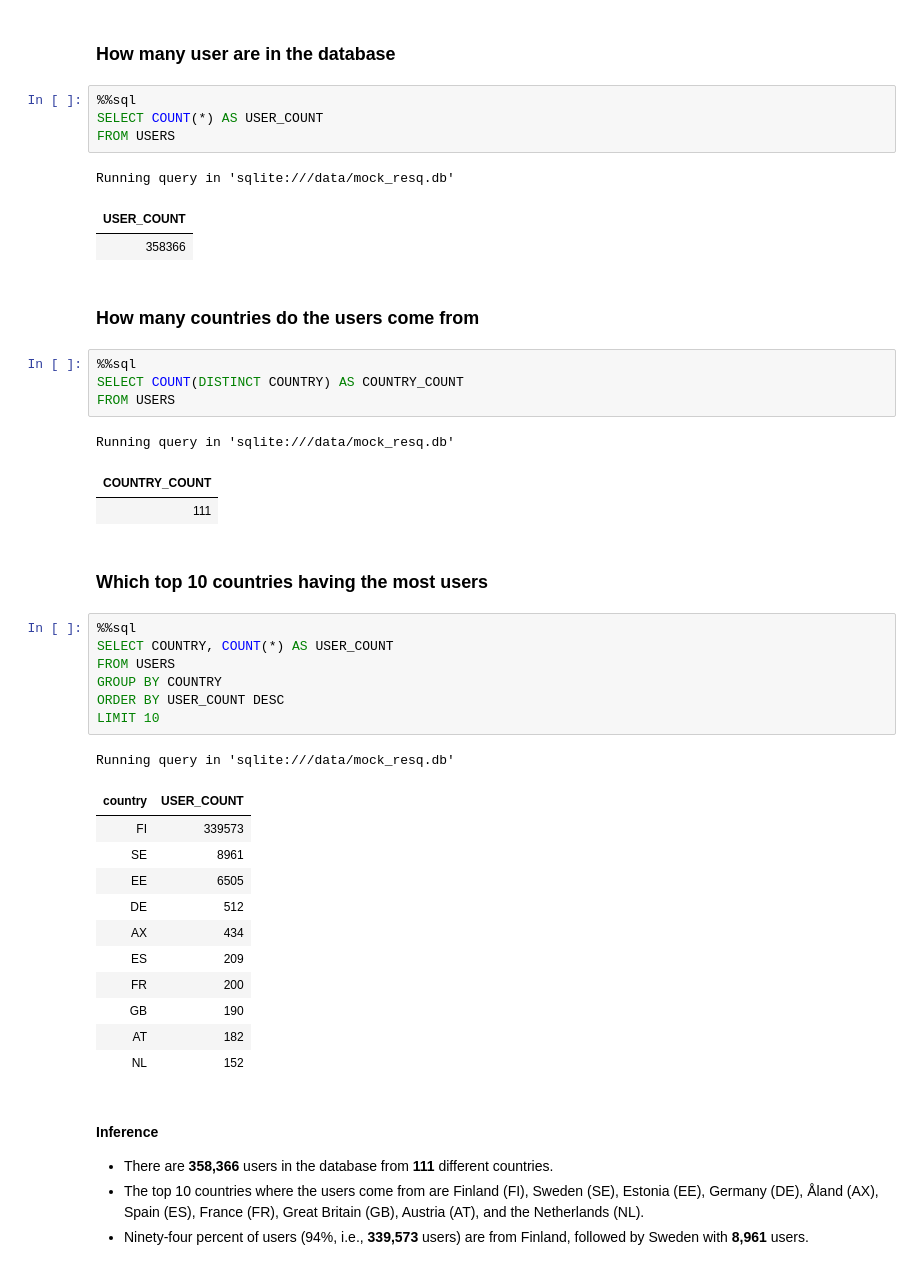
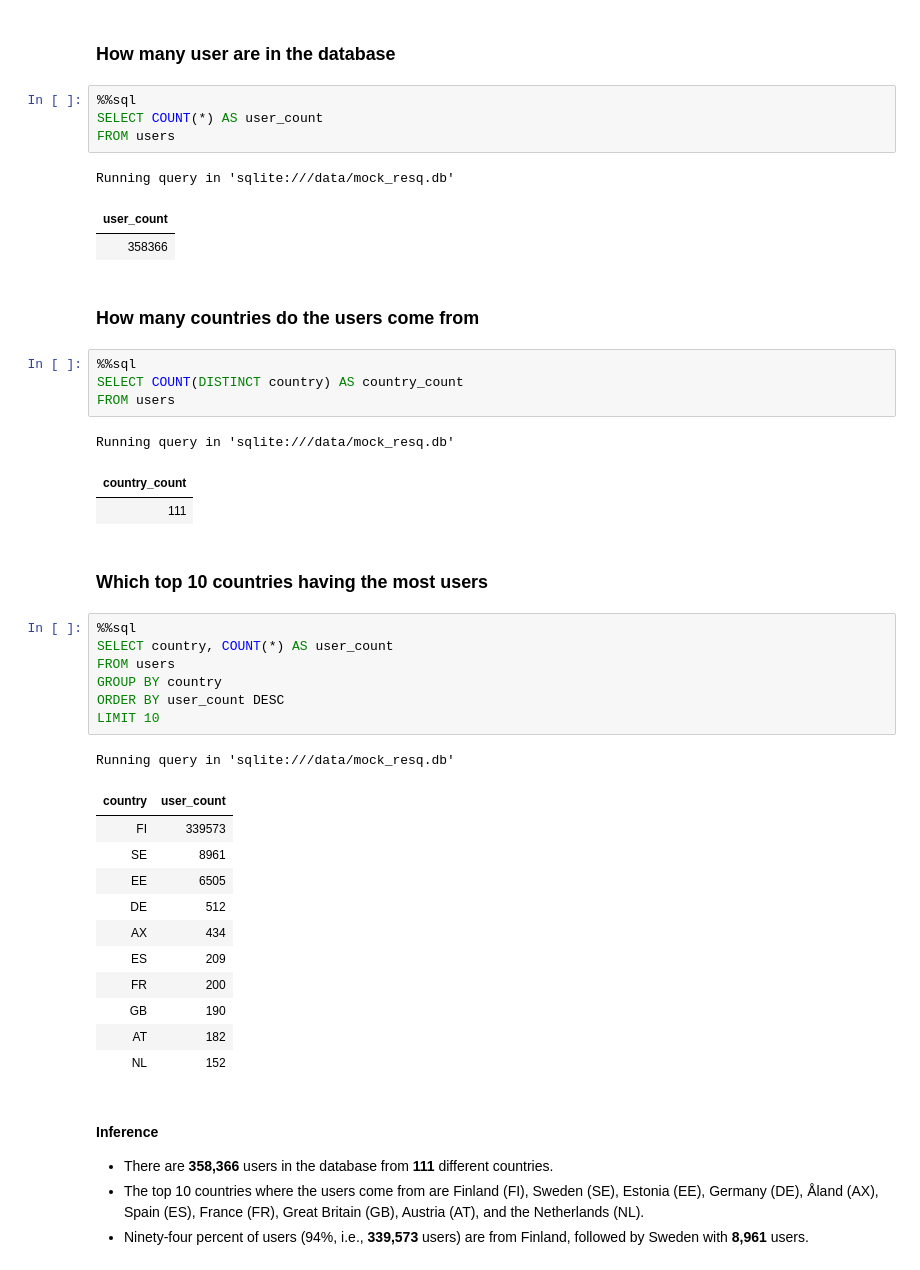
Before and after one commit to kennedyopokuasare/ResqCLV, a Jupyter notebook: data-exploration-and-pipeline.ipynb, the cells around one changed output. Saved outputs shown, nothing was run; the diff lists cells and outputs as text.

```diff
--- a/data-exploration-and-pipeline.ipynb
+++ b/data-exploration-and-pipeline.ipynb
@@ -30,34 +31,34 @@ Connecting to 'sqlite:///data/mock_resq.db'
 ### How many user are in the database
 # %%
 %%sql
-SELECT COUNT(*) AS USER_COUNT
-FROM USERS
+SELECT COUNT(*) AS user_count
+FROM users
 # %% [output]
 Running query in 'sqlite:///data/mock_resq.db'
-| USER_COUNT |
+| user_count |
 | 358366 |
 # %% [markdown]
 ### How many countries do the users come from
 # %%
 %%sql
-SELECT COUNT(DISTINCT COUNTRY) AS COUNTRY_COUNT
-FROM USERS
+SELECT COUNT(DISTINCT country) AS country_count
+FROM users
 # %% [output]
 Running query in 'sqlite:///data/mock_resq.db'
-| COUNTRY_COUNT |
+| country_count |
 | 111 |
 # %% [markdown]
 ### Which top 10 countries having the most users
 # %%
 %%sql
-SELECT COUNTRY, COUNT(*) AS USER_COUNT
-FROM USERS
-GROUP BY COUNTRY
-ORDER BY USER_COUNT DESC
+SELECT country, COUNT(*) AS user_count
+FROM users
+GROUP BY country
+ORDER BY user_count DESC
 LIMIT 10
 # %% [output]
 Running query in 'sqlite:///data/mock_resq.db'
-| country | USER_COUNT |
+| country | user_count |
 | FI | 339573 |
 | SE | 8961 |
 | EE | 6505 |
```
Also changed, not shown: parts of 19 cells of this notebook, 1 other file.
